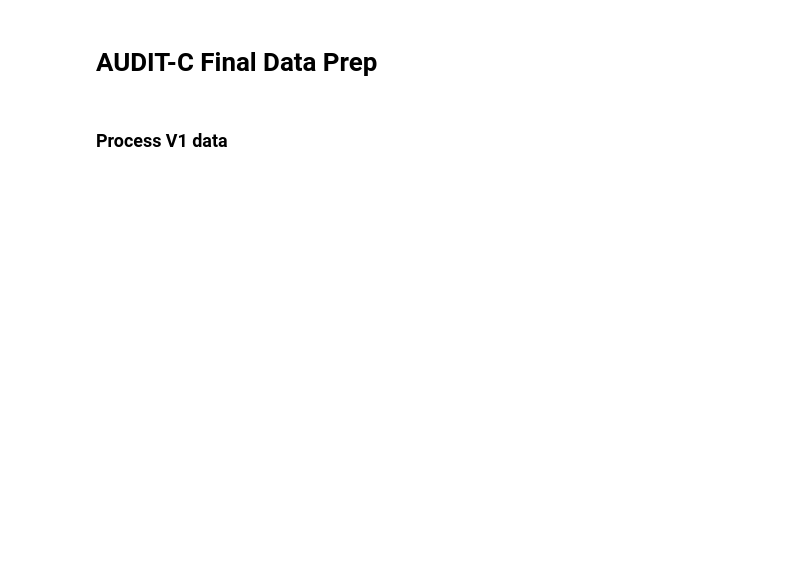
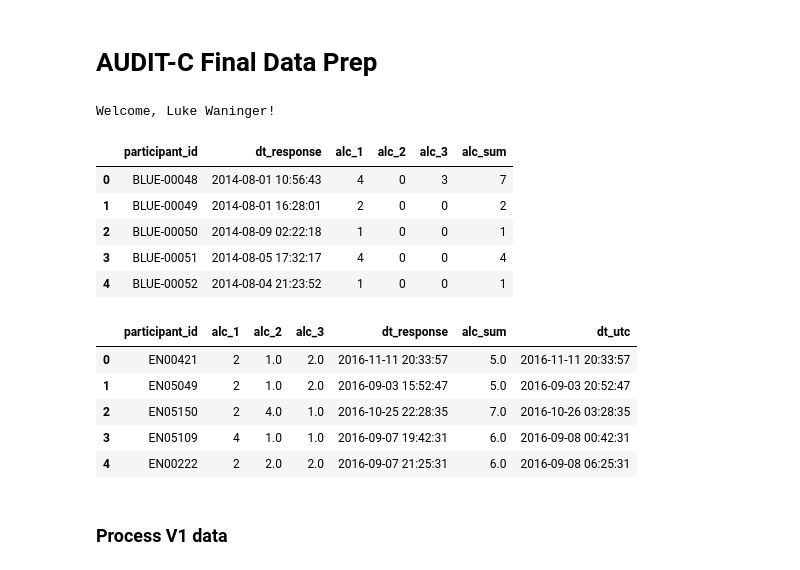
Before and after one commit to apratap/BRIGHTEN-Data-Release, a Jupyter notebook: Create_AUDIT-C_datafiles.ipynb, the cells around one changed output. Drawn from its saved outputs; the diff is of its cells as text; code cells hidden in the pictures; blank space fills up the shorter version.

Commit message:
added more notebooks for data table generation

```diff
--- a/Create_AUDIT-C_datafiles.ipynb
+++ b/Create_AUDIT-C_datafiles.ipynb
@@ -10,18 +10,38 @@ from IPython.core.interactiveshell import InteractiveShell
 import matplotlib.pyplot as plt
 import synapseclient
 from synapseclient import Activity, Schema, Table, as_table_columns
+import plotly.graph_objs as go
+import plotly.figure_factory as ff
+from plotly.offline import init_notebook_mode, iplot
+from tqdm import tqdm
 
+init_notebook_mode(connected=True)
 InteractiveShell.ast_node_interactivity = 'all'
 syn = synapseclient.Synapse()
 syn.login()
+# %% [output]
+Welcome, Luke Waninger!
 # %%
 v1sid, v2sid =  'syn10250481', 'syn9974011'
 
-v1 = pd.read_excel(syn.get(v1sid).path, parse_dates=['response_local'])
-v2 = pd.read_csv(syn.get(v2sid).path, parse_dates=['createdAt'])
+v1r = pd.read_excel(syn.get(v1sid).path, parse_dates=['response_utc'])
+v2r = pd.read_csv(syn.get(v2sid).path, parse_dates=['createdAt'])
 
 v1.head()
 v2.head()
+# %% [output]
+|  | participant_id | dt_response | alc_1 | alc_2 | alc_3 | alc_sum |
+| 0 | BLUE-00048 | 2014-08-01 10:56:43 | 4 | 0 | 3 | 7 |
+| 1 | BLUE-00049 | 2014-08-01 16:28:01 | 2 | 0 | 0 | 2 |
+| 2 | BLUE-00050 | 2014-08-09 02:22:18 | 1 | 0 | 0 | 1 |
+| 3 | BLUE-00051 | 2014-08-05 17:32:17 | 4 | 0 | 0 | 4 |
+| 4 | BLUE-00052 | 2014-08-04 21:23:52 | 1 | 0 | 0 | 1 |
+|  | participant_id | alc_1 | alc_2 | alc_3 | dt_response | alc_sum | dt_utc |
+| 0 | EN00421 | 2 | 1.0 | 2.0 | 2016-11-11 20:33:57 | 5.0 | 2016-11-11 20:33:57 |
+| 1 | EN05049 | 2 | 1.0 | 2.0 | 2016-09-03 15:52:47 | 5.0 | 2016-09-03 20:52:47 |
+| 2 | EN05150 | 2 | 4.0 | 1.0 | 2016-10-25 22:28:35 | 7.0 | 2016-10-26 03:28:35 |
+| 3 | EN05109 | 4 | 1.0 | 1.0 | 2016-09-07 19:42:31 | 6.0 | 2016-09-08 00:42:31 |
+| 4 | EN00222 | 2 | 2.0 | 2.0 | 2016-09-07 21:25:31 | 6.0 | 2016-09-08 06:25:31 |
 # %% [markdown]
 ### Process V1 data
 # %%
```
Also changed, not shown: parts of 3 cells of this notebook, 11 other files.
